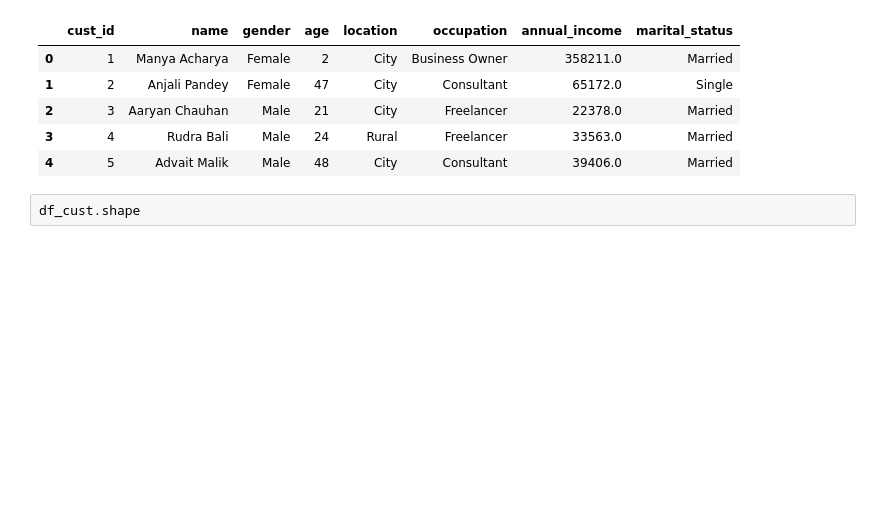
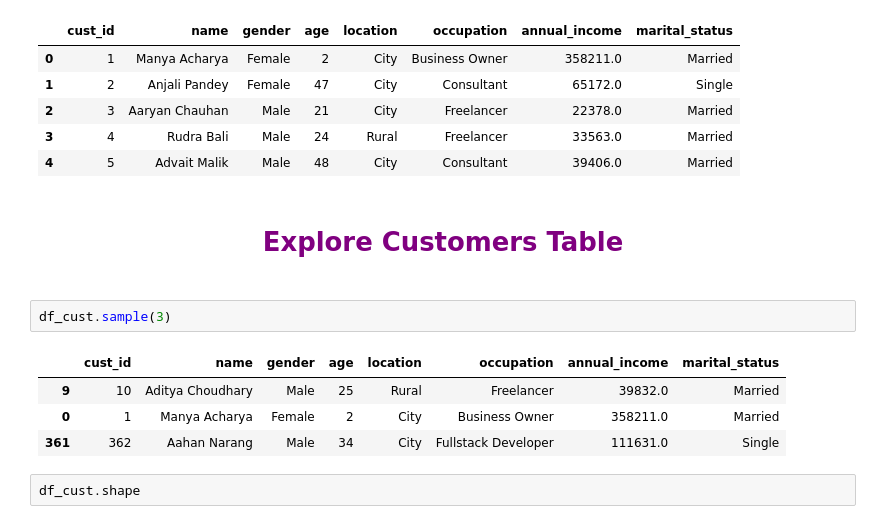
Before and after one commit to imabuzerdatascience/Atli_Bank_credit_card_project, a Jupyter notebook: Credit_card_project.ipynb, the cells around one changed output. Cells and saved outputs as stored; diff of their text form; blank space fills up the shorter version.

```diff
--- a/Credit_card_project.ipynb
+++ b/Credit_card_project.ipynb
@@ -24,6 +24,15 @@ df_cust.head()
 | 2 | 3 | Aaryan Chauhan | Male | 21 | City | Freelancer | 22378.0 | Married |
 | 3 | 4 | Rudra Bali | Male | 24 | Rural | Freelancer | 33563.0 | Married |
 | 4 | 5 | Advait Malik | Male | 48 | City | Consultant | 39406.0 | Married |
+# %% [markdown]
+<h1 style="color:purple" align="center">Explore Customers Table<h1>
+# %%
+df_cust.sample(3)
+# %% [output]
+|  | cust_id | name | gender | age | location | occupation | annual_income | marital_status |
+| 9 | 10 | Aditya Choudhary | Male | 25 | Rural | Freelancer | 39832.0 | Married |
+| 0 | 1 | Manya Acharya | Female | 2 | City | Business Owner | 358211.0 | Married |
+| 361 | 362 | Aahan Narang | Male | 34 | City | Fullstack Developer | 111631.0 | Single |
 # %%
 df_cust.shape
 # %% [output]
```
Also changed, not shown: parts of 20 cells of this notebook.
